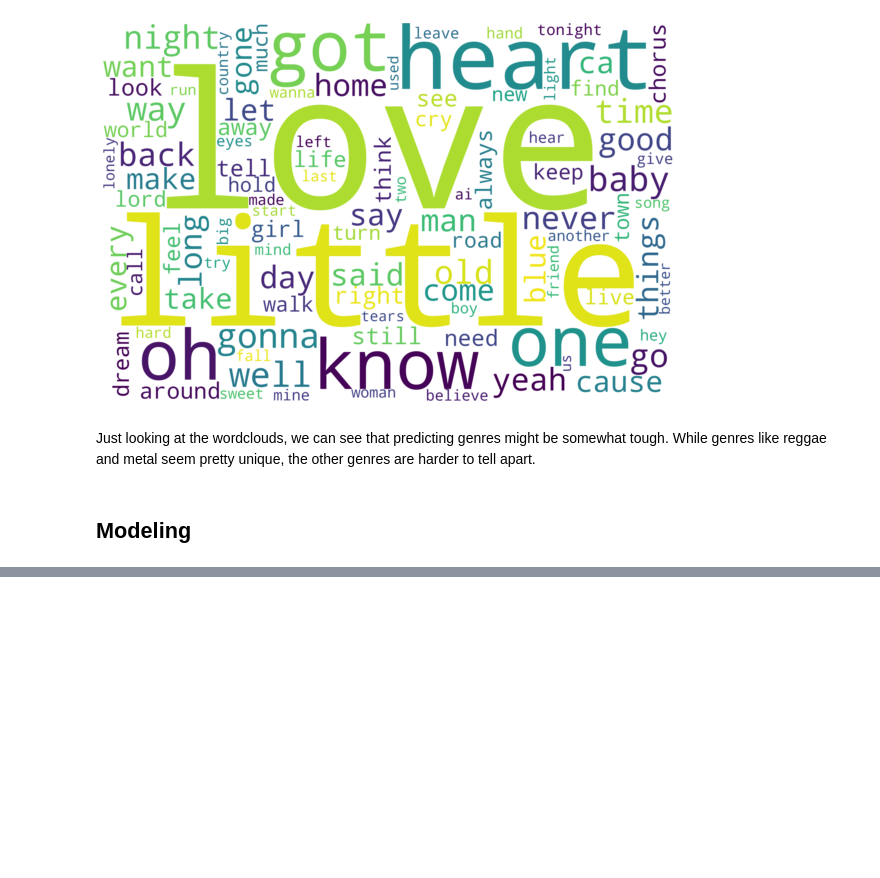
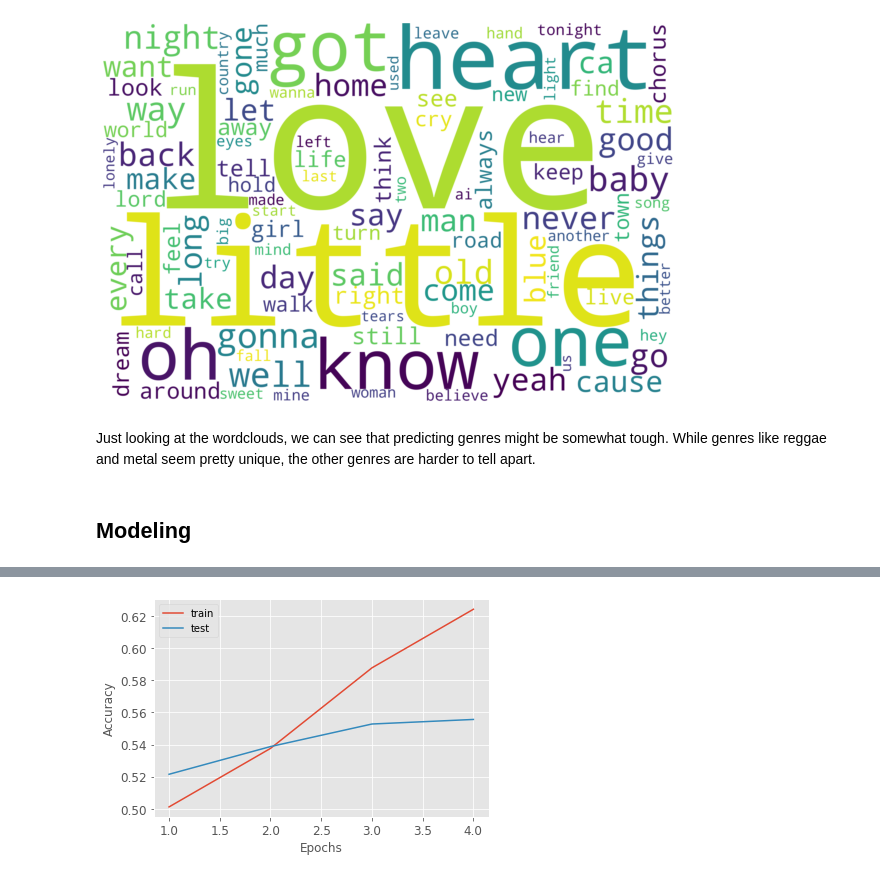
Before and after one commit to Nick-Henderson/genre-from-lyrics, a Jupyter notebook: Genre_from_lyrics_notebook.ipynb, the cells around one changed output, grey strips where cells are left out. Drawn from its saved outputs; the diff is of its cells as text; code cells hidden in the pictures; blank space fills up the shorter version.

```diff
--- a/Genre_from_lyrics_notebook.ipynb
+++ b/Genre_from_lyrics_notebook.ipynb
@@ -921,0 +790,12 @@ for row in H_cv:
+# %%
+# Plot the change in accuracy over the epochs
+
+fig,ax = plt.subplots()
+ax.plot(range(1,5),history.history['accuracy'], label='train')
+ax.plot(range(1,5),history.history['val_accuracy'], label='test')
+ax.legend()
+ax.set_xlabel('Epochs')
+ax.set_ylabel('Accuracy')
+fig.savefig('figs/lstm_accuracy.png')
+# %% [output]
+[figure, added]
```
Also changed, not shown: parts of 74 cells of this notebook, 9 other files.
